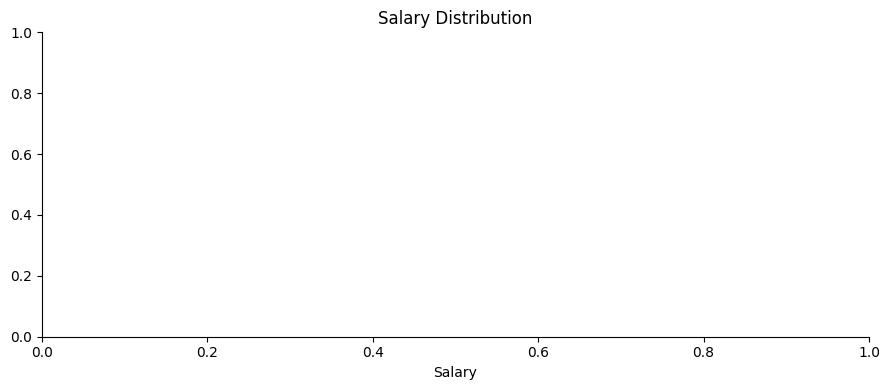
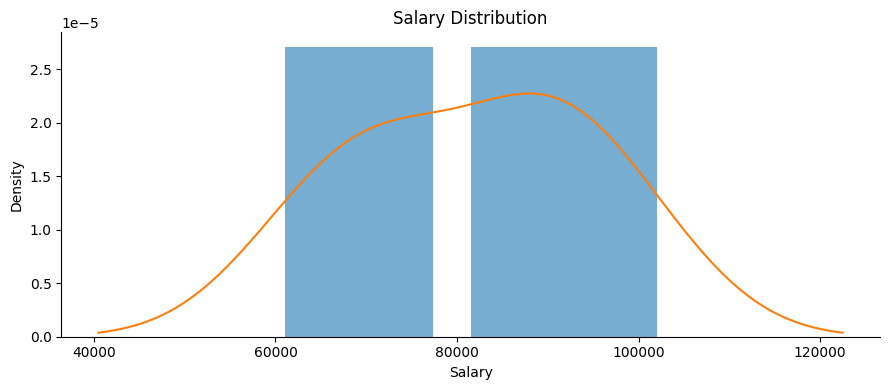
The change to this notebook cell's code, shown as a diff; its figure went from the first image to the second:
--- before
+++ after
@@ -17,5 +17,12 @@
 # Histogram + KDE
 fig, ax = plt.subplots()
-# YOUR CODE HERE
-ax.set_xlabel('Salary'); ax.set_title('Salary Distribution')
-plt.tight_layout(); plt.show()
+
+ax.hist(salary, bins=10, density=True, alpha=0.6)
+
+salary.plot(kind='kde', ax=ax)
+
+ax.set_xlabel('Salary')
+ax.set_title('Salary Distribution')
+
+plt.tight_layout()
+plt.show()

Commit: fifth